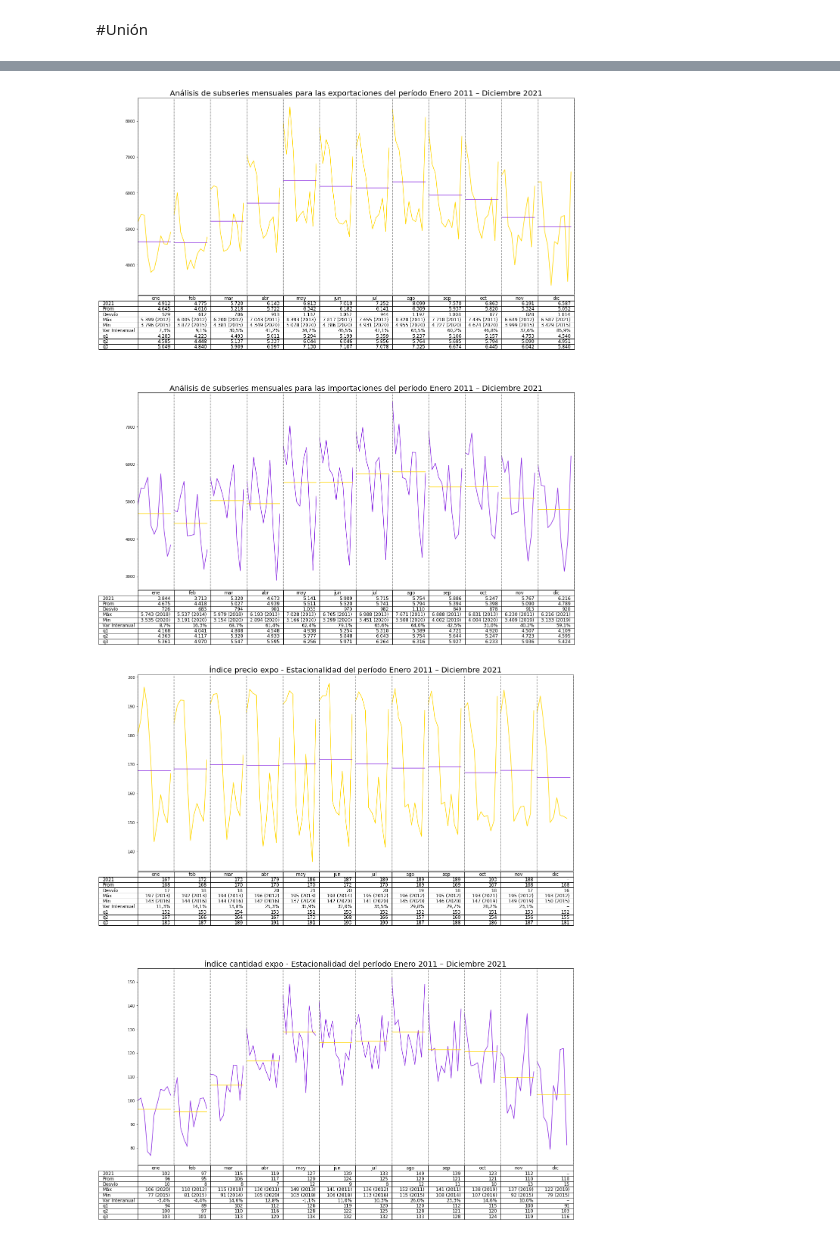
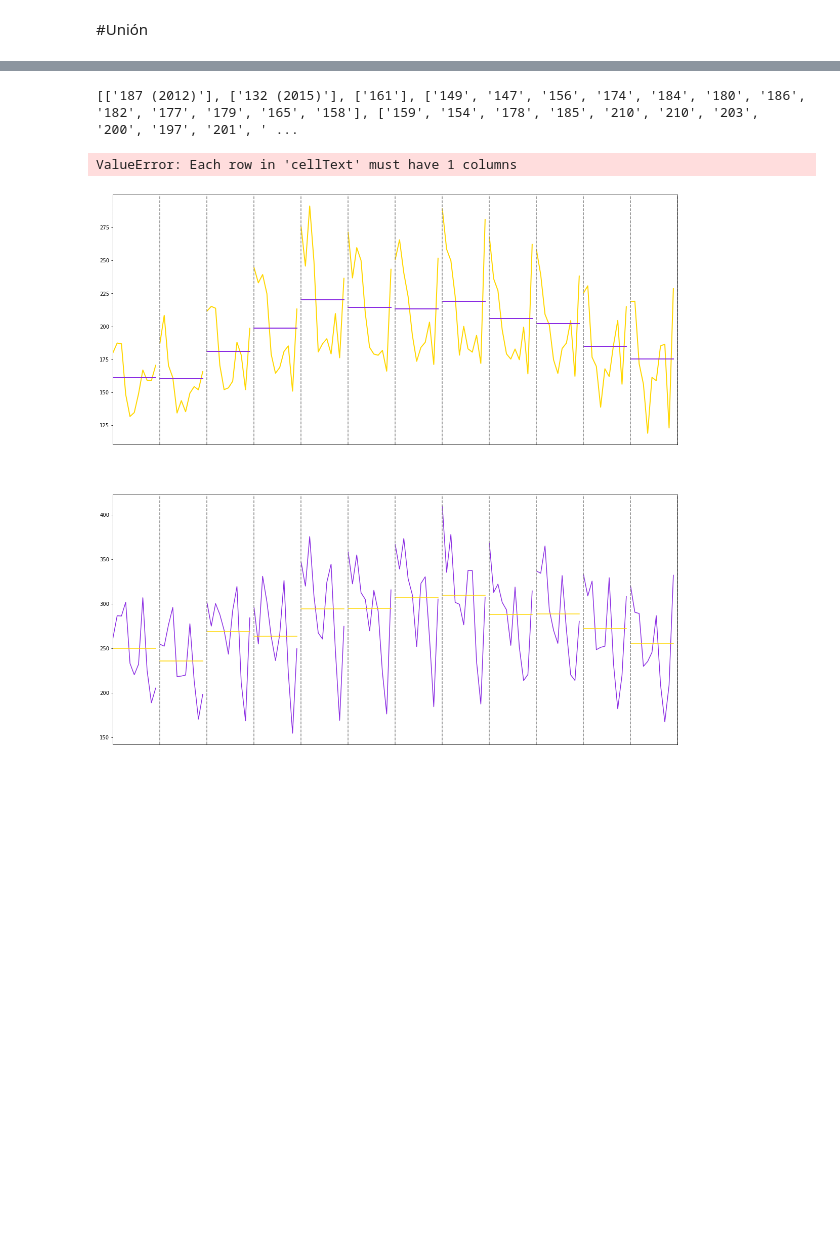
Before and after one commit to LucaGelmini/notebooks_indec, a Jupyter notebook: Estacionalidad/Estacionalidad-final.ipynb, the cells around one changed output, grey strips where cells are left out. Cells and saved outputs as stored; diff of their text form; code cells hidden in the pictures; blank space fills up the shorter version.

Commit message:
refactoriazando hace_tabla()

```diff
--- a/Estacionalidad/Estacionalidad-final.ipynb
+++ b/Estacionalidad/Estacionalidad-final.ipynb
@@ -544,13 +593,14 @@ def datosTabla(datos, vari, ultiAnio):
 # %%
-def hace_tabla (ax, datos, vari, col_width):
+def hace_tabla (ax, datos, vari, col_width, items):
+        print(datosTabla(datos, vari, ultimoanio(datos), items))
 
         lista_meses = list(cantidadMuestrasMes.keys())
 
         tabla = ax.table(
-                datosTabla(datos, vari, ultimoanio(datos)),
+                datosTabla(datos, vari, ultimoanio(datos), items),
                 colLabels=lista_meses,
                 #rowLabels=['Máx','Min','Prom','2021', 'Q1', 'Q2', 'Q3','Std'],
-                rowLabels=['2021','Prom','Desvío', 'Máx', 'Min', 'Var Interanual','q1','q2','q3'],
+                rowLabels=['Máximo', 'Mínimos', 'Media', 'Q1', 'Q2', 'Q3', 'Desviación', '2021', 'Var. interanual'],
                 colWidths=col_width,
                 bbox=[0, -0.28, 1, 0.275],
                 )
@@ -561,7 +611,7 @@ def hace_tabla (ax, datos, vari, col_width):
         return tabla
 # %%
 class Grafo_Estacionalidad:
-    def __init__(self, df, columna1: str, columna2: str, tituloax1: str, tituloax2: str):
+    def __init__(self, df, columna1: str, columna2: str, tituloax1: str, tituloax2: str, items_tabla = False):
         self.df = df
         self.columna1 = columna1
         self.columna2 = columna2
@@ -571,6 +621,7 @@ class Grafo_Estacionalidad:
         self.length = 20
         self.fig = None
         self.colors = ['gold','blueviolet', 'blueviolet', 'gold']
+        self.items_tabla= items_tabla
 
     def set_size(self,w,l):
         self.width = w
@@ -606,8 +657,8 @@ class Grafo_Estacionalidad:
 
 
         for i in range(12):
-            ax1.plot(datos_corridos1[i], color = "gold")
-            ax1.plot(media_corrida1[i], color = "blueviolet")
+            ax1.plot(datos_corridos1[i], color = "gold", linewidth=2)
+            ax1.plot(media_corrida1[i], color = "blueviolet", linewidth=2)
 
         for i in range(12):
             ax2.plot(datos_corridos2[i], color = "blueviolet")
@@ -623,8 +674,8 @@ class Grafo_Estacionalidad:
         ax2.set_xticks([])
 
         #agrega las tablas
-        hace_tabla(ax1, dat1, vari1, col_width)
-        hace_tabla(ax2, dat2, vari2, col_width)
+        hace_tabla(ax1, dat1, vari1, col_width, self.items_tabla)
+        hace_tabla(ax2, dat2, vari2, col_width, self.items_tabla)
 
         ejes[0].set_title(f'{self.tituloax1} del período Enero {desde} – Diciembre {hasta}', fontsize = 20)
 
@@ -650,12 +701,28 @@ class Grafo_Estacionalidad:
     def print(self, directorio):
         self.fig.savefig(directorio, transparent=False, dpi=300, bbox_inches = "tight")
 # %%
+items_tabla = {
+    "Ultimo año": 0,
+    "Promedio": 1,
+    "Desvío": 2,
+    "Máximo": 3,
+    "Mínimo": 4
+}
+
 grafo_valores = Grafo_Estacionalidad(
     df_estacional,
     'v_expo',
     'v_impo',
     tituloax1='Análisis de subseries mensuales para las exportaciones',
     tituloax2='Análisis de subseries mensuales para las importaciones'
+    )
+
+grafo_indice_valores = Grafo_Estacionalidad(
+    df_estacional,
+    'iv_x',
+    'iv_m',
+    tituloax1='Índice valores expo - Estacionalidad',
+    tituloax2='Índice valores impo - Estacionalidad'
     )
 
 grafo_pyq_expo = Grafo_Estacionalidad(
@@ -675,18 +742,19 @@ grafo_pyq_impo = Grafo_Estacionalidad(
     )
 # %%
 #Valores IMPO y EXPO
-grafo_valores.hacer_grafo()
+grafo_indice_valores.hacer_grafo()
 
 #Precios y cantidades expo
 grafo_pyq_expo.hacer_grafo()
 
 #precios y cantiades impo
 grafo_pyq_impo.hacer_grafo()
 
 #Imprime los resultados en pdf
-#grafo_valores.print('./outputs/Estacionalidad de valores Impo-Expo.pdf')
-#grafo_pyq_expo.print('./outputs/Estacionalidad de IPX-IQX.pdf')
-#grafo_pyq_impo.print('./outputs/Estacionalidad de IPM-IQM.pdf')
+grafo_indice_valores.print('./outputs/Estacionalidad IVX-IVM.pdf')
+grafo_pyq_expo.print('./outputs/Estacionalidad de IPX-IQX.pdf')
+grafo_pyq_impo.print('./outputs/Estacionalidad de IPM-IQM.pdf')
 # %% [output]
+[['187 (2012)'], ['132 (2015)'], ['161'], ['149', '147', '156', '174', '184', '180', '186', '182', '177', '179', '165', '158'], ['159', '154', '178', '185', '210', '210', '203', '200', '197', '201', ' ...
+ValueError: Each row in 'cellText' must have 1 columns
-[figure, old version]
+[figure, new version]
-[figure, removed]
```
Also changed, not shown: parts of 9 cells of this notebook, 9 other files.
